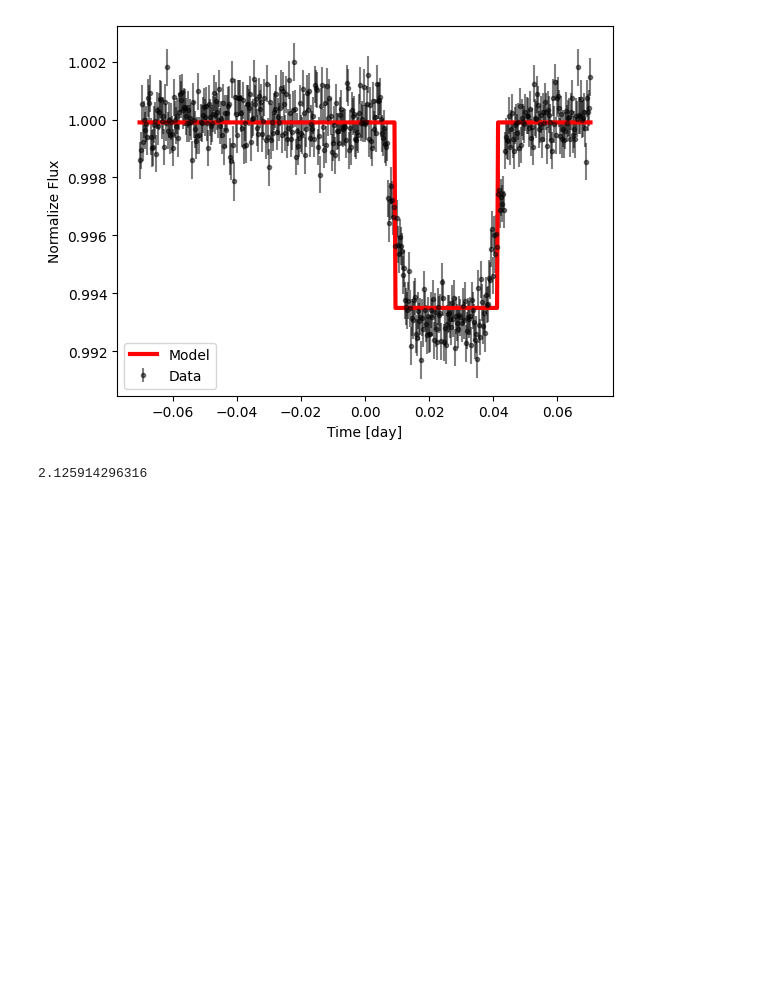
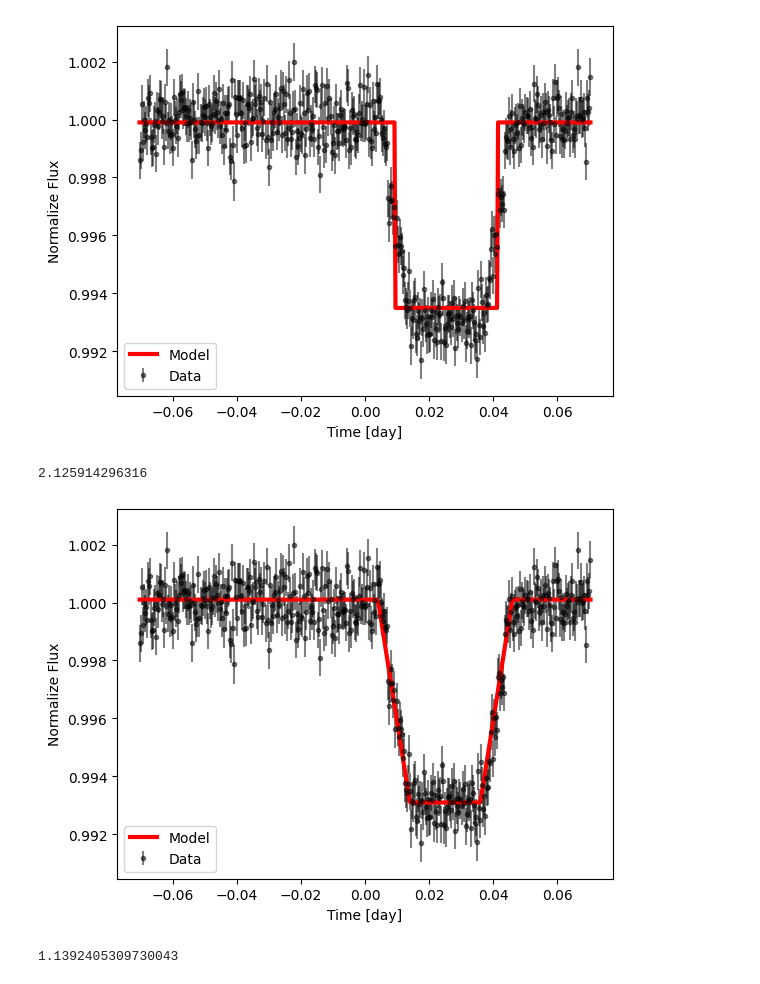
Before and after one commit to kAi3345/Astron, a Jupyter notebook: exoplanet/Exoplanet.ipynb, the cells around one changed output. Drawn from its saved outputs; the diff is of its cells as text; code cells hidden in the pictures; blank space fills up the shorter version.

```diff
--- a/exoplanet/Exoplanet.ipynb
+++ b/exoplanet/Exoplanet.ipynb
@@ -51,3 +51,35 @@ box_model_chi2 = calc_reduced_chi2(flux,model,err,len(time),4)              #cal
 print(box_model_chi2)
 # %% [output]
 2.125914296316
+# %%
+def trapezoid_model(t, center_time, duration, depth, delta_flux, ingress):
+  f = np.zeros(np.shape(t))
+  ind = np.where(np.abs(t - center_time) < (duration / 2.0))
+  f[ind] = 1.0 + delta_flux - depth
+  ind = np.where(np.abs(t - center_time) >= (duration / 2.0 + ingress))
+  f[ind] = 1.0 + delta_flux
+  ind = np.where((np.abs(t - center_time) <= (duration / 2.0 + ingress)) & (np.abs(t - center_time) > (duration / 2.0)))
+  for i in ind[0]:
+    delta_t = np.abs(np.abs(t[i] - center_time) - (duration / 2.0))
+    f[i] = depth / ingress * delta_t + 1.0 + delta_flux - depth
+  return(f)
+# %%
+center_time, duration, depth, delta_flux, ingress =  0.025, 0.022, 0.007, 0.0001, 0.01
+model = trapezoid_model(time, center_time, duration, depth, delta_flux, ingress)
+plt.errorbar(time, flux, yerr=err, marker=".", color="black", linestyle="none", alpha=0.5, label="Data")
+plt.plot(time, model, color="red", linewidth=3.0, label="Model")
+plt.xlabel("Time [day]")
+plt.ylabel("Normalize Flux")
+plt.legend();
+# %% [output]
+[figure, added]
+# %%
+def calc_reduced_chi2(O, C, err, n, m):
+  Chi2 = np.sum((O - C) ** 2 / err**2)                  # O is observation data, C is expected data, err is the variance
+  reduced_Chi2 = Chi2 / (n - m)                         # use chi square data divide degree of freedom to calcutate reduced chi square
+  return reduced_Chi2
+
+trapezoid_model_chi2 = calc_reduced_chi2(flux,model,err,len(time),4)              #calculate the chi square of the box model to test how fit the model is
+print(trapezoid_model_chi2)
+# %% [output]
+1.1392405309730043
```
Also changed, not shown: parts of 1 cell of this notebook.
